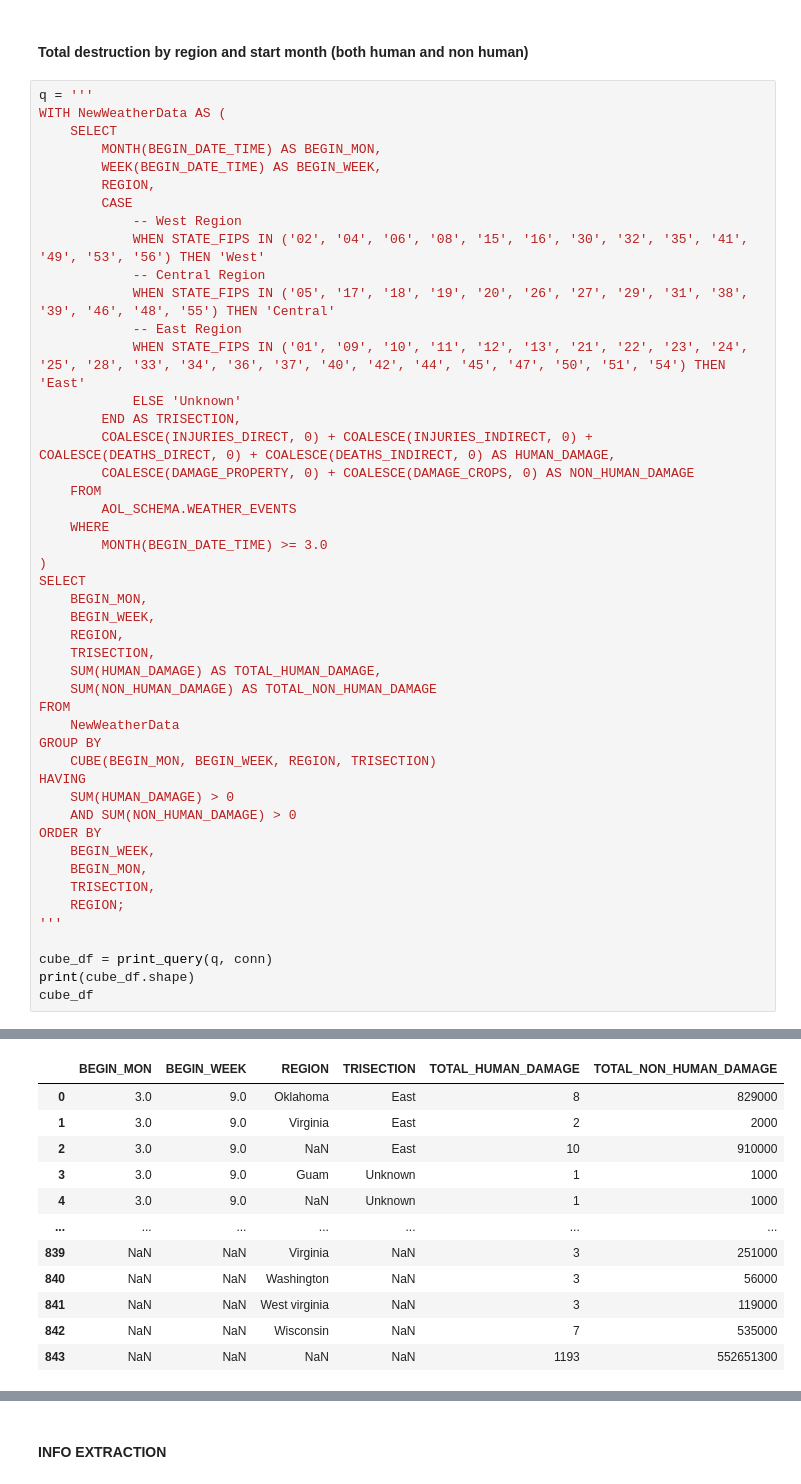
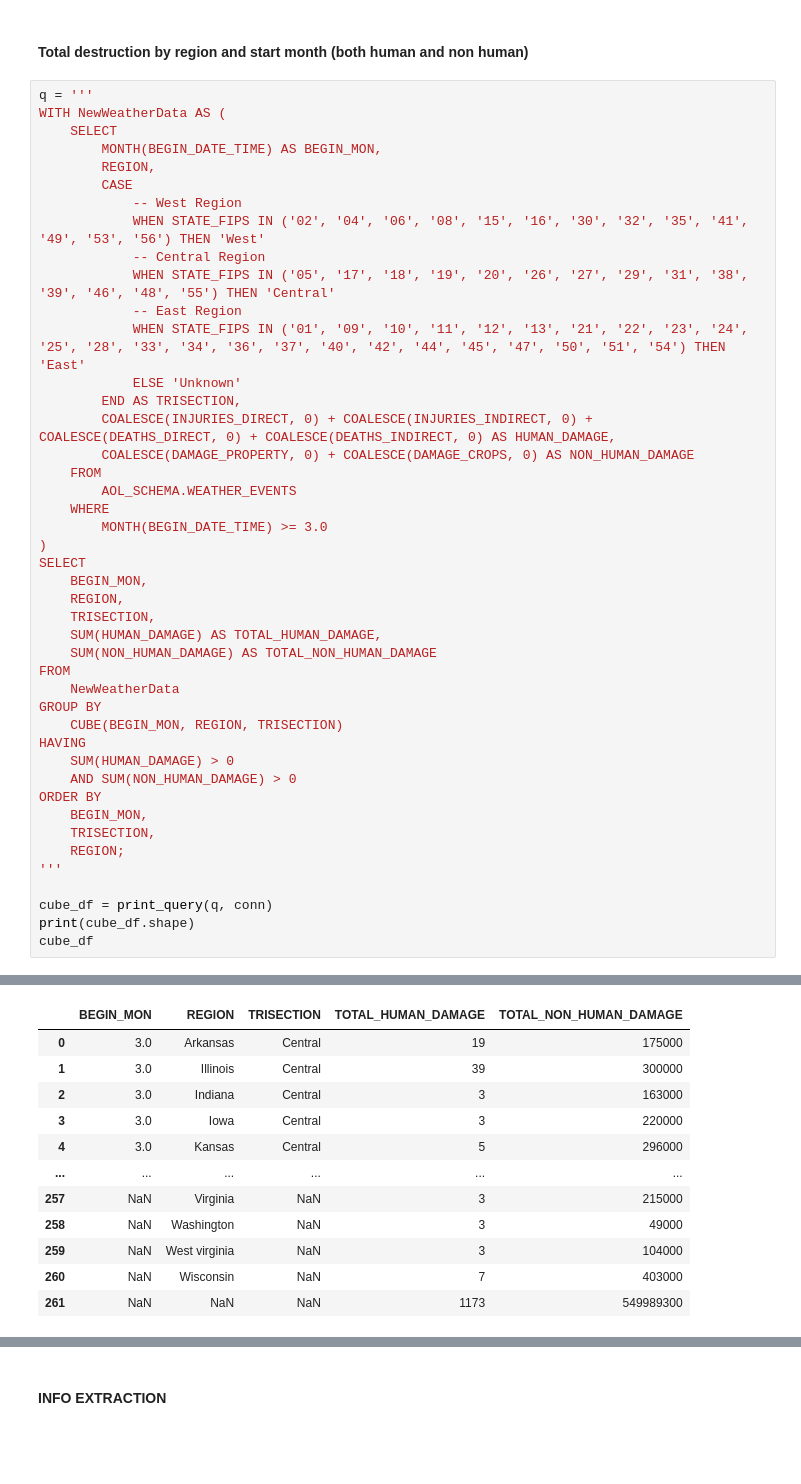
Before and after one commit to chandlerNick/BHT_BI_WiSe2425, a Jupyter notebook: Task1/Code/MostImpactfulEvents.ipynb, the cells around one changed output, grey strips where cells are left out. Drawn from its saved outputs; the diff is of its cells as text; blank space fills up the shorter version.

```diff
--- a/Task1/Code/MostImpactfulEvents.ipynb
+++ b/Task1/Code/MostImpactfulEvents.ipynb
@@ -381,7 +381,6 @@ q = '''
 WITH NewWeatherData AS (
     SELECT
         MONTH(BEGIN_DATE_TIME) AS BEGIN_MON,
-        WEEK(BEGIN_DATE_TIME) AS BEGIN_WEEK,
         REGION,
         CASE
             -- West Region
@@ -401,7 +400,6 @@ WITH NewWeatherData AS (
 )
 SELECT
     BEGIN_MON,
-    BEGIN_WEEK,
     REGION,
     TRISECTION,
     SUM(HUMAN_DAMAGE) AS TOTAL_HUMAN_DAMAGE,
@@ -409,12 +407,11 @@ SELECT
 FROM
     NewWeatherData
 GROUP BY
-    CUBE(BEGIN_MON, BEGIN_WEEK, REGION, TRISECTION)
+    CUBE(BEGIN_MON, REGION, TRISECTION)
 HAVING
     SUM(HUMAN_DAMAGE) > 0
     AND SUM(NON_HUMAN_DAMAGE) > 0
 ORDER BY
-    BEGIN_WEEK,
     BEGIN_MON,
     TRISECTION,
     REGION;
@@ -441,12 +431,12 @@ cube_df
-|  | BEGIN_MON | BEGIN_WEEK | REGION | TRISECTION | TOTAL_HUMAN_DAMAGE | TOTAL_NON_HUMAN_DAMAGE |
-| 0 | 3.0 | 9.0 | Oklahoma | East | 8 | 829000 |
-| 1 | 3.0 | 9.0 | Virginia | East | 2 | 2000 |
-| 2 | 3.0 | 9.0 | NaN | East | 10 | 910000 |
-| 3 | 3.0 | 9.0 | Guam | Unknown | 1 | 1000 |
-| 4 | 3.0 | 9.0 | NaN | Unknown | 1 | 1000 |
-| ... | ... | ... | ... | ... | ... | ... |
-| 839 | NaN | NaN | Virginia | NaN | 3 | 251000 |
-| 840 | NaN | NaN | Washington | NaN | 3 | 56000 |
-| 841 | NaN | NaN | West virginia | NaN | 3 | 119000 |
-| 842 | NaN | NaN | Wisconsin | NaN | 7 | 535000 |
-| 843 | NaN | NaN | NaN | NaN | 1193 | 552651300 |
+|  | BEGIN_MON | REGION | TRISECTION | TOTAL_HUMAN_DAMAGE | TOTAL_NON_HUMAN_DAMAGE |
+| 0 | 3.0 | Arkansas | Central | 19 | 175000 |
+| 1 | 3.0 | Illinois | Central | 39 | 300000 |
+| 2 | 3.0 | Indiana | Central | 3 | 163000 |
+| 3 | 3.0 | Iowa | Central | 3 | 220000 |
+| 4 | 3.0 | Kansas | Central | 5 | 296000 |
+| ... | ... | ... | ... | ... | ... |
+| 257 | NaN | Virginia | NaN | 3 | 215000 |
+| 258 | NaN | Washington | NaN | 3 | 49000 |
+| 259 | NaN | West virginia | NaN | 3 | 104000 |
+| 260 | NaN | Wisconsin | NaN | 7 | 403000 |
+| 261 | NaN | NaN | NaN | 1173 | 549989300 |
```
Also changed, not shown: parts of 10 cells of this notebook, 9 other files.
